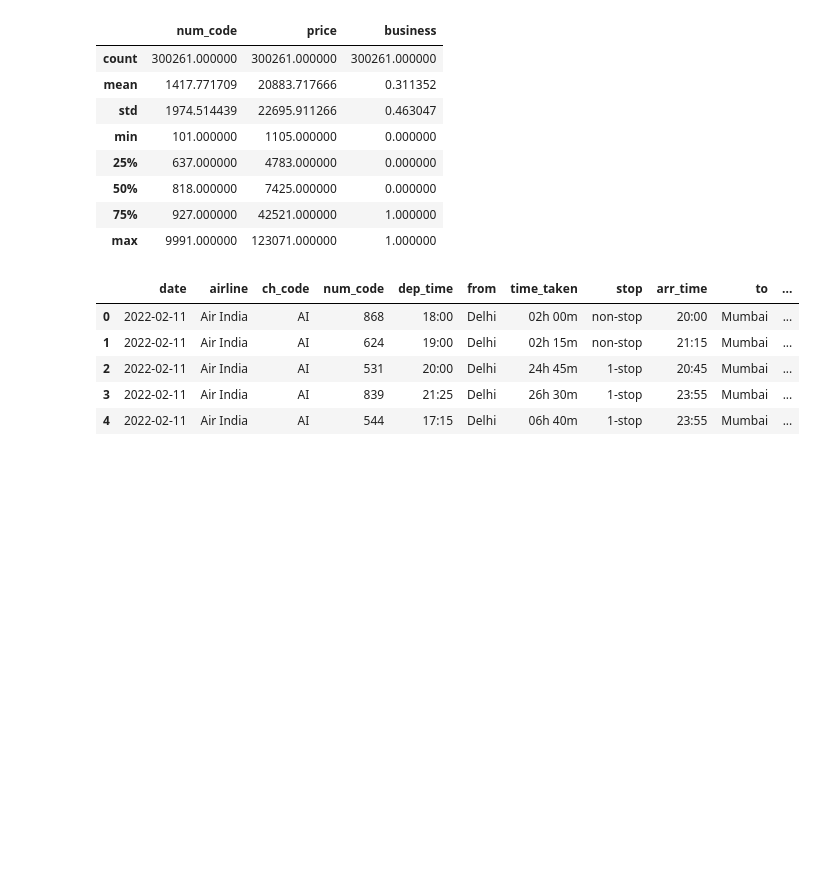
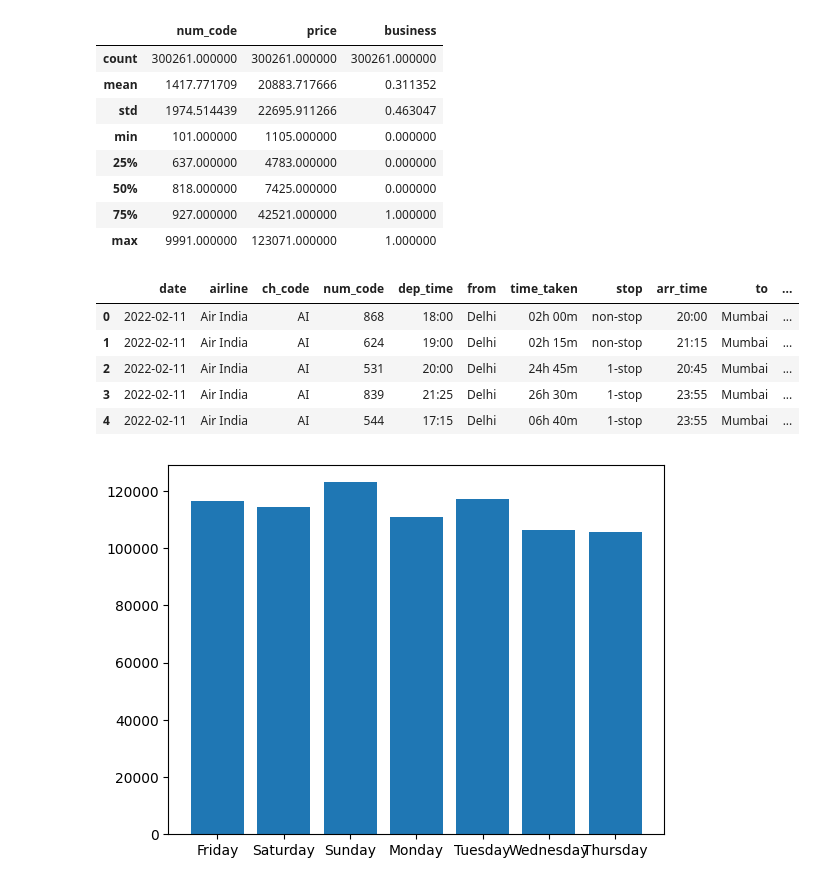
Before and after one commit to MBJ-2002/flight-price-prediction, a Jupyter notebook: linear-regression.ipynb, the cells around one changed output. Drawn from its saved outputs; the diff is of its cells as text; code cells hidden in the pictures; blank space fills up the shorter version.

```diff
--- a/linear-regression.ipynb
+++ b/linear-regression.ipynb
@@ -149,3 +149,10 @@ df.head()
 | 2 | 2022-02-11 | Air India | AI | 531 | 20:00 | Delhi | 24h 45m | 1-stop | 20:45 | Mumbai | ... |
 | 3 | 2022-02-11 | Air India | AI | 839 | 21:25 | Delhi | 26h 30m | 1-stop | 23:55 | Mumbai | ... |
 | 4 | 2022-02-11 | Air India | AI | 544 | 17:15 | Delhi | 06h 40m | 1-stop | 23:55 | Mumbai | ... |
+# %%
+import matplotlib.pyplot as plt
+
+plt.bar(df["date"].dt.day_name(),df['price'])
+plt.show()
+# %% [output]
+[figure, added]
```
Also changed, not shown: parts of 17 cells of this notebook.
